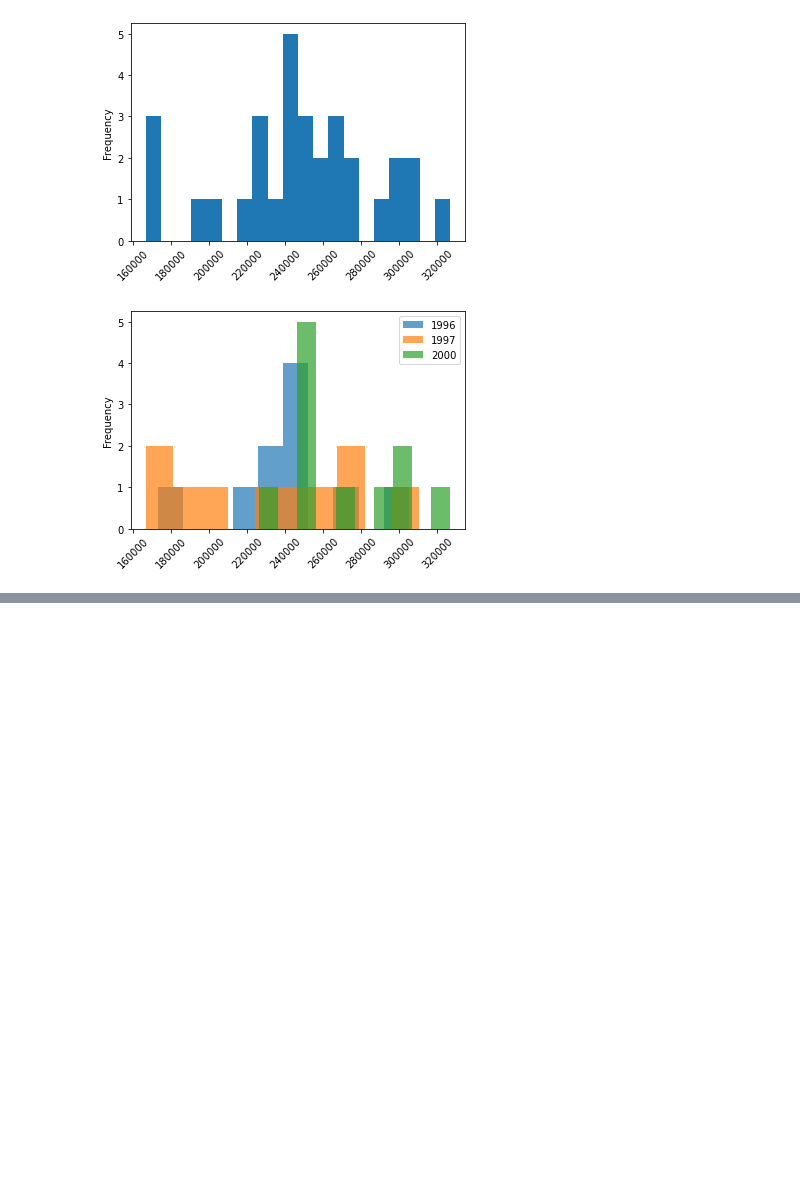
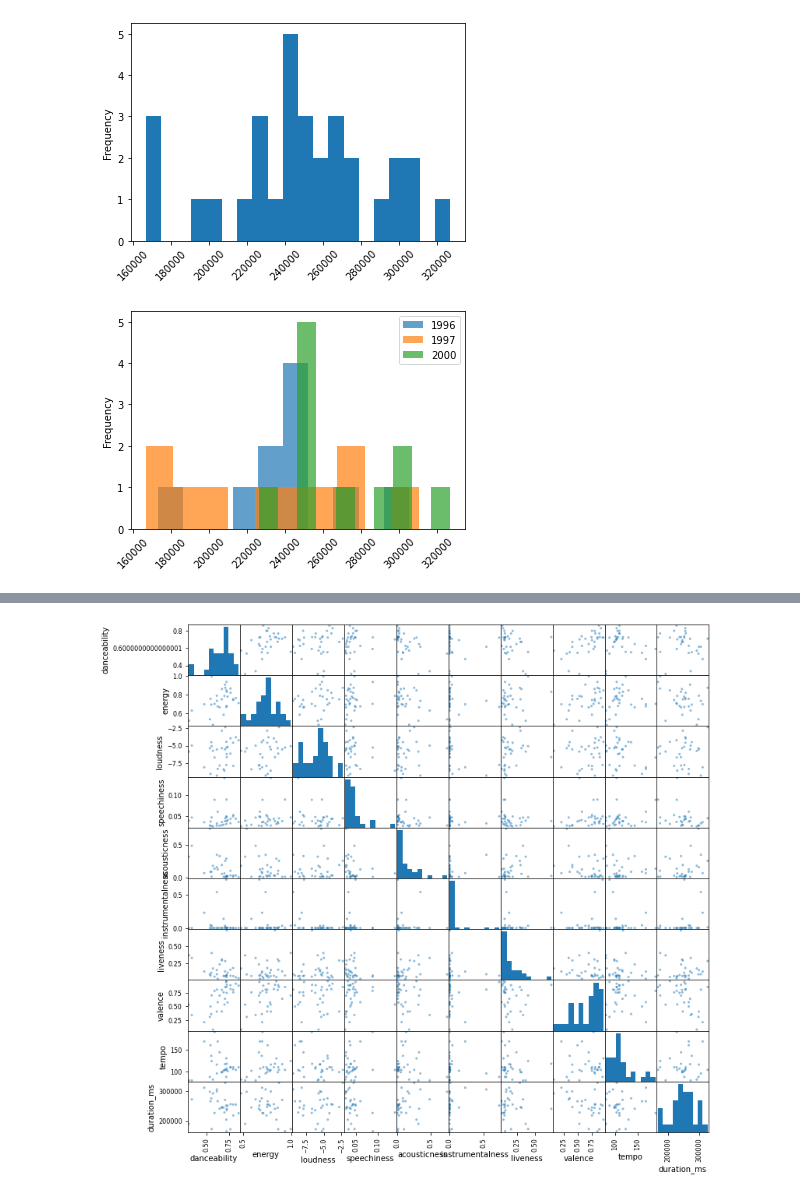
Before and after one commit to flyin01/tidy_tuesday, a Jupyter notebook: spice_girls_2021_12_14.ipynb, the cells around one changed output, grey strips where cells are left out. Saved outputs shown, nothing was run; the diff lists cells and outputs as text; code cells hidden in the pictures; blank space fills up the shorter version.

Commit message:
corr matrix plot added

```diff
--- a/spice_girls_2021_12_14.ipynb
+++ b/spice_girls_2021_12_14.ipynb
@@ -39,3 +39,7 @@ studio_album_tracks.head()
 studio_album_tracks.shape
 # %% [output]
 (31, 25)
+# %%
+# The file is small
+studio_album_tracks_ind = studio_album_tracks.set_index(["album_release_date","track_number"]).sort_index()
+studio_album_tracks_ind
@@ -141,3 +164,7 @@ plt.legend([1996,1997,2000])
 plt.show()
 # %% [output]
 [figure]
+# %%
+# Check numeric columns
+studio_album_tracks_ind_num = studio_album_tracks_ind.select_dtypes(include=['int64','float64'])
+studio_album_tracks_ind_num.head()
@@ -143,0 +244,5 @@ plt.show()
+# %%
+features = ["danceability","energy","loudness","speechiness","acousticness",
+           "instrumentalness","liveness","valence","tempo","duration_ms"]
+
+studio_album_tracks_ind_num[features].corr(method='pearson')
@@ -143,0 +261,7 @@ plt.show()
+# %%
+# plot scatter matrix
+figsize = (12,12) # size in inches
+scatter_matrix(studio_album_tracks_ind_num[features], figsize=figsize)
+plt.show()
+# %% [output]
+[figure, added]
```
Also changed, not shown: parts of 14 cells of this notebook.
